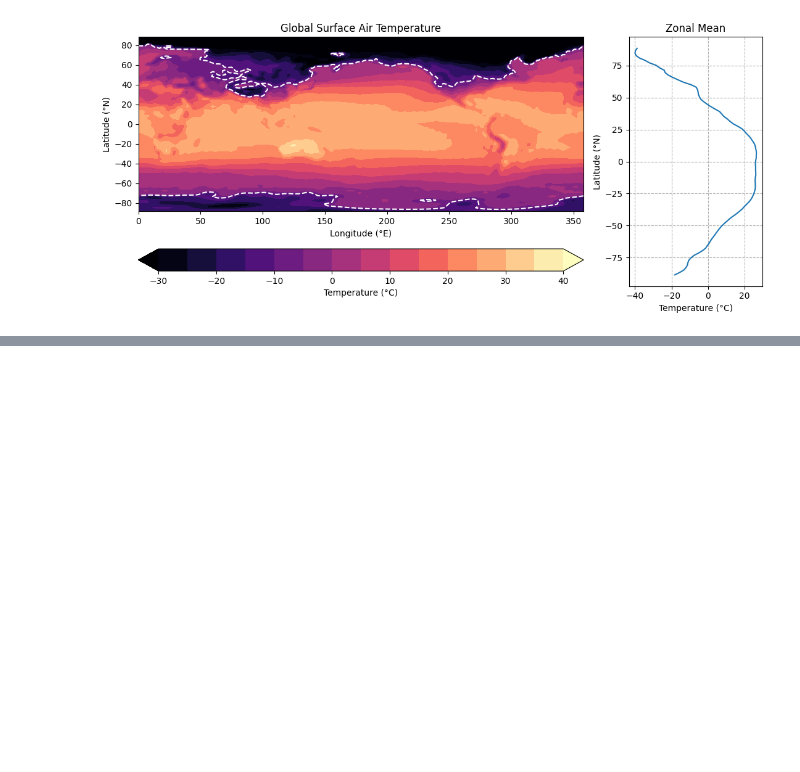
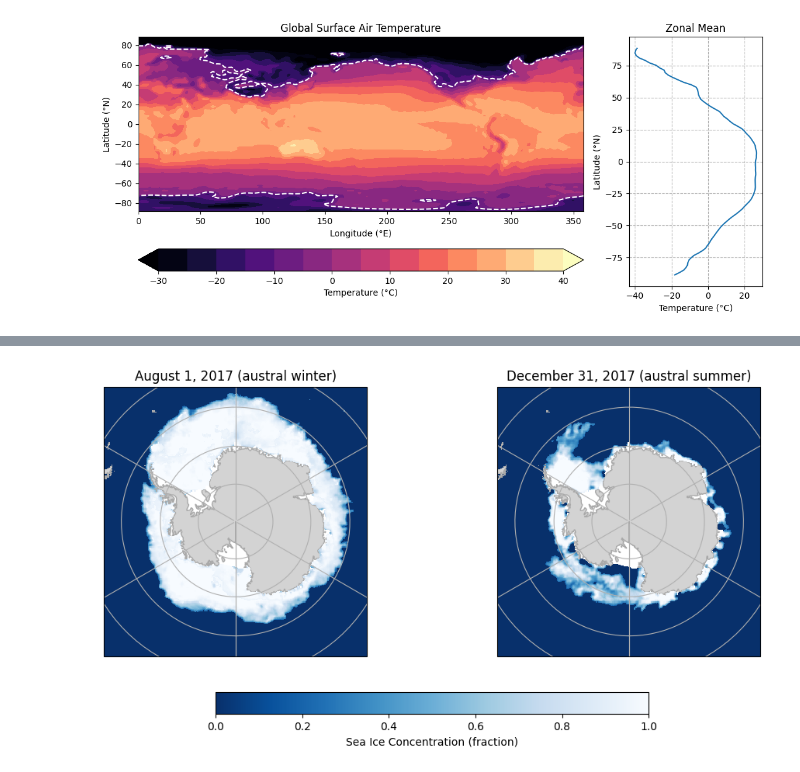
Before and after one commit to emmagiometti/A2026_Intro_Python, a Jupyter notebook: 1_4_env_excercise_matplotlib_and_xarray.ipynb, the cells around one changed output, grey strips where cells are left out. Cells and saved outputs as stored; diff of their text form; code cells hidden in the pictures; blank space fills up the shorter version.

```diff
--- a/1_4_env_excercise_matplotlib_and_xarray.ipynb
+++ b/1_4_env_excercise_matplotlib_and_xarray.ipynb
@@ -320,39 +309,70 @@ Downloading data from 'https://raw.githubusercontent.com/gse-unil/2026_MLEES_boo
 # Your solution here
 # Hint: open each file with xr.open_dataset and select the single time step with .isel(time=0)
 import xarray as xr
+import matplotlib.pyplot as plt
+import cartopy.crs as ccrs
+import cartopy.feature as cfeature
 
 winterds = xr.open_dataset(path_winter)
 summerds = xr.open_dataset(path_summer)
 
 #selecting single time step with .isel(time=0)... whatever that means
 winter_step = winterds.isel(time=0)
 summer_step = summerds.isel(time=0)
 
 
 # Hint: the valid concentration range is 0-1; a few cells carry flag values above 1
 #       (land, coastal, missing) -- mask them out first with da.where(da <= 1)
 
 
 #extracting sea ice concentration data arrays
 winter_da = winter_step["seaice_conc_cdr"]
 summer_da = summer_step["seaice_conc_cdr"]
 
 #mask out flag values above 1 to constrain to valid concentration range
 winter_masked = winter_da.where(winter_da <= 1)
 summer_masked = summer_da.where(summer_da <= 1)
 
 
 # Hint: build a figure with two ccrs.SouthPolarStereo() axes:
 #       plt.subplots(1, 2, subplot_kw={"projection": ccrs.SouthPolarStereo()})
+
+fig, (ax1, ax2) = plt.subplots(1, 2, figsize=(12, 6), subplot_kw={"projection": ccrs.SouthPolarStereo()})
+
 # Hint: ax.set_extent([-180, 180, -90, -55], ccrs.PlateCarree()) crops each axes to the
 #       Southern Ocean instead of the whole hemisphere
+ax1.set_extent([-180, 180, -90, -55], ccrs.PlateCarree())
+ax2.set_extent([-180, 180, -90, -55], ccrs.PlateCarree())
+
+#adding land feature under data
+ax1.add_feature(cfeature.LAND, facecolor="lightgray", edgecolor="darkgray", zorder=1)
+ax2.add_feature(cfeature.LAND, facecolor="lightgray", edgecolor="darkgray", zorder=1)
+
 # Hint: since latitude/longitude are 2D, plot with
 #       ax.pcolormesh(ds["longitude"], ds["latitude"], masked, transform=ccrs.PlateCarree())
 #       rather than xarray's own .plot()
 # Hint: pass vmin=0 and vmax=1 to both pcolormesh calls, so a colour means the same
 #       concentration in both panels and one colorbar can serve both
+pcm_winter = ax1.pcolormesh(winter_masked["longitude"], winter_masked["latitude"], winter_masked, transform=ccrs.PlateCarree(), vmin = 0, vmax = 1, cmap="Blues_r")
+pcm_summer = ax2.pcolormesh(summer_masked["longitude"], summer_masked["latitude"], summer_masked, transform=ccrs.PlateCarree(), vmin = 0, vmax = 1, cmap="Blues_r")
+
+#colorbar and gridlines
+fig.colorbar(pcm_winter, ax=[ax1, ax2], orientation = "horizontal", label= "Sea Ice Concentration (fraction)", shrink=0.6, pad=0.1)
+ax1.gridlines()
+ax2.gridlines()
+
+#titles
+ax1.set_title("August 1, 2017 (austral winter)")
+ax2.set_title("December 31, 2017 (austral summer)")
+
+plt.show()
+
+
+#
 # Hint: add cfeature.LAND under the data and gridlines; fig.colorbar(pcm, ax=axes, label=...)
 #       takes the whole array of axes and draws one colorbar for both panels
+# %% [output]
+[figure, added]
 # %% [markdown]
 ## Exercise 5: The 2014 earthquakes over North America
 
```
Also changed, not shown: parts of 7 cells of this notebook.
